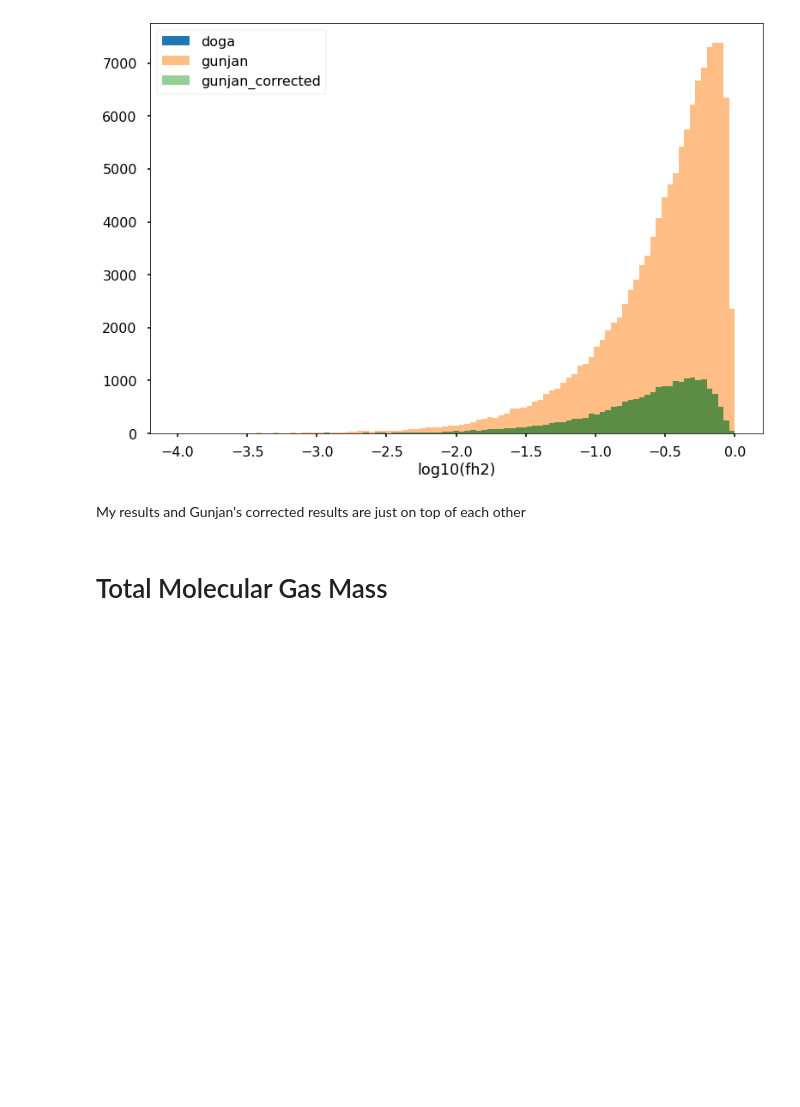
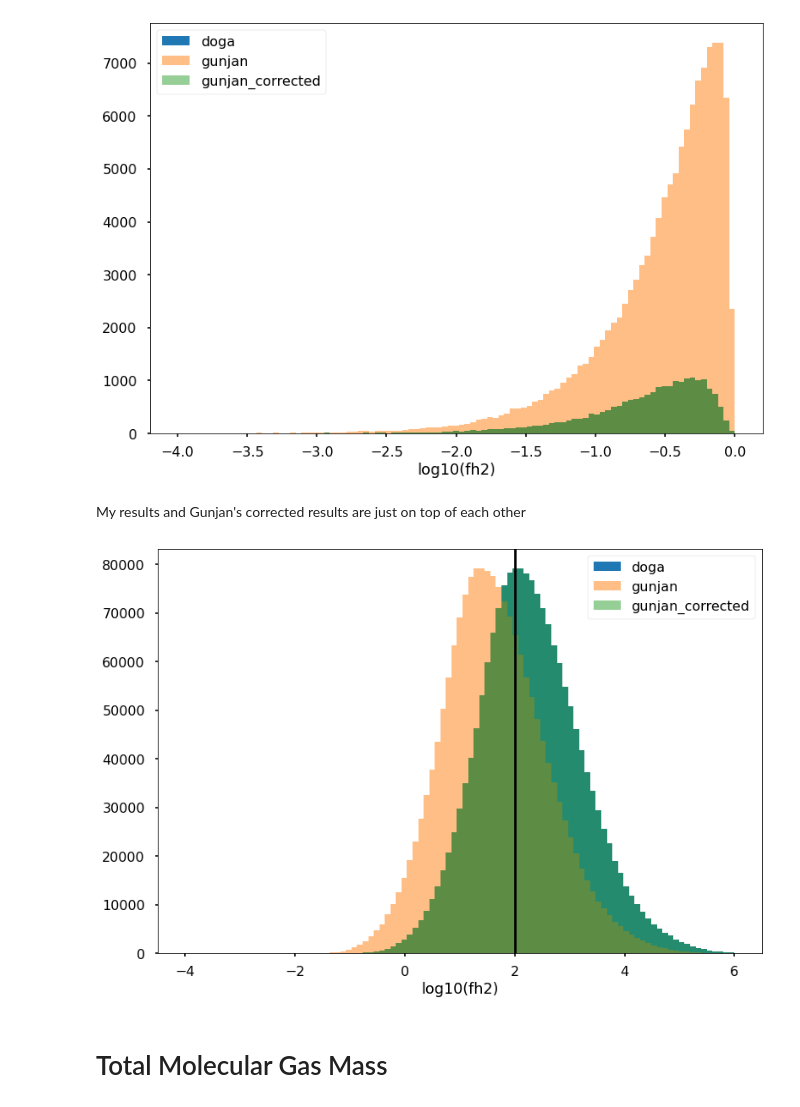
Before and after one commit to dtolgay/cita_semi_analytical_methods, a Jupyter notebook: gunjan/comparing_Gunjan_and_my_calculations.ipynb, the cells around one changed output. Drawn from its saved outputs; the diff is of its cells as text; code cells hidden in the pictures; blank space fills up the shorter version.

```diff
--- a/gunjan/comparing_Gunjan_and_my_calculations.ipynb
+++ b/gunjan/comparing_Gunjan_and_my_calculations.ipynb
@@ -270,6 +270,20 @@ plt.show()
 [figure]
 # %% [markdown]
 My results and Gunjan's corrected results are just on top of each other
+# %%
+prop = "s"
+bins = np.linspace(-4, 6, num=100)
+plt.hist(np.log10(doga_gas[prop]), bins=bins, label="doga")
+plt.hist(np.log10(gunjan_gas[prop]), bins=bins, label="gunjan", alpha=0.5)
+plt.hist(np.log10(gunjan_corrected_gas[prop]), bins=bins, label="gunjan_corrected", alpha=0.5)
+plt.axvline(x=2, ymin=0, ymax=2, color="black")
+
+plt.legend()
+
+plt.xlabel("log10(fh2)")
+plt.show()
+# %% [output]
+[figure, added]
 # %% [markdown]
 # Total Molecular Gas Mass
 # %%
```
Also changed, not shown: parts of 5 cells of this notebook, 3 other files.
